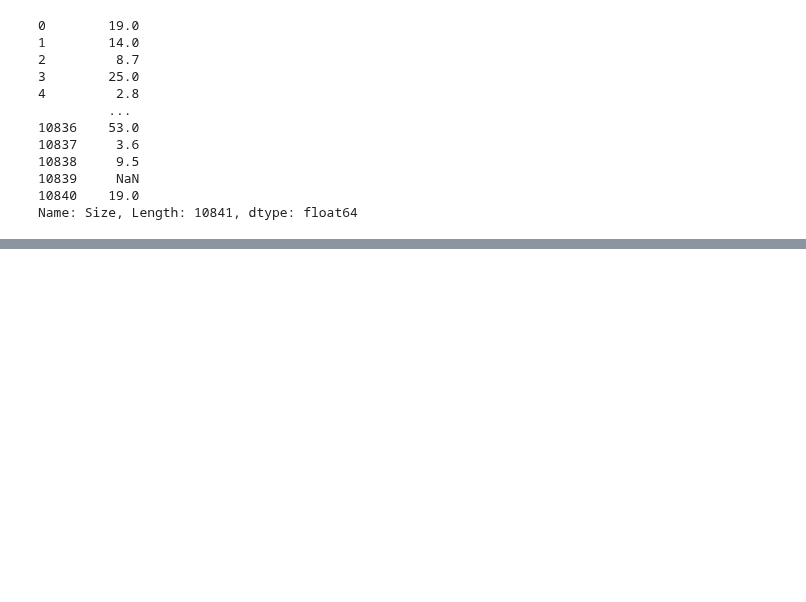
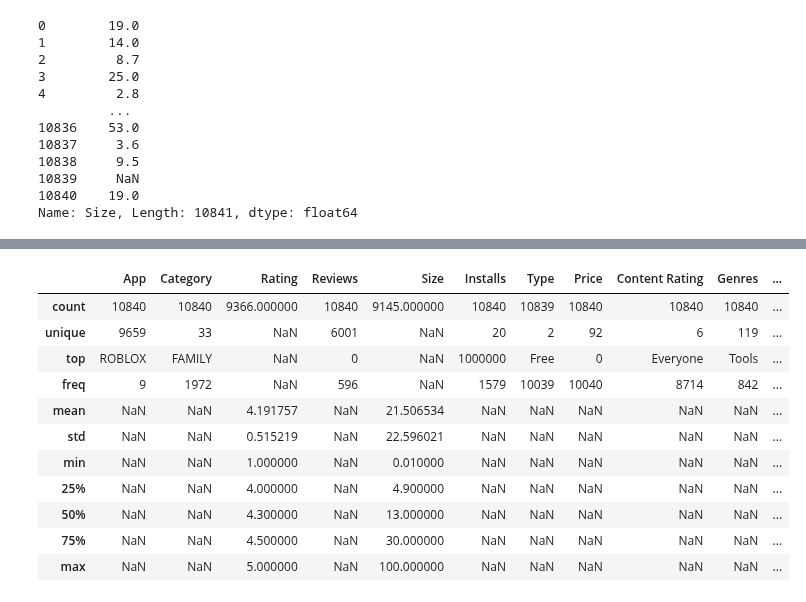
Before and after one commit to FairozAhmadSheikh/ML_bootcamp, a Jupyter notebook: Exploratory_DataAnalysis/data_cleaning_from_basics.ipynb, the cells around one changed output, grey strips where cells are left out. Saved outputs shown, nothing was run; the diff lists cells and outputs as text; code cells hidden in the pictures; blank space fills up the shorter version.

```diff
--- a/Exploratory_DataAnalysis/data_cleaning_from_basics.ipynb
+++ b/Exploratory_DataAnalysis/data_cleaning_from_basics.ipynb
@@ -188,0 +233,15 @@ Name: Size, Length: 10841, dtype: float64
+# %%
+datacopy.describe(include='all')
+# %% [output]
+|  | App | Category | Rating | Reviews | Size | Installs | Type | Price | Content Rating | Genres | ... |
+| count | 10840 | 10840 | 9366.000000 | 10840 | 9145.000000 | 10840 | 10839 | 10840 | 10840 | 10840 | ... |
+| unique | 9659 | 33 | NaN | 6001 | NaN | 20 | 2 | 92 | 6 | 119 | ... |
+| top | ROBLOX | FAMILY | NaN | 0 | NaN | 1000000 | Free | 0 | Everyone | Tools | ... |
+| freq | 9 | 1972 | NaN | 596 | NaN | 1579 | 10039 | 10040 | 8714 | 842 | ... |
+| mean | NaN | NaN | 4.191757 | NaN | 21.506534 | NaN | NaN | NaN | NaN | NaN | ... |
+| std | NaN | NaN | 0.515219 | NaN | 22.596021 | NaN | NaN | NaN | NaN | NaN | ... |
+| min | NaN | NaN | 1.000000 | NaN | 0.010000 | NaN | NaN | NaN | NaN | NaN | ... |
+| 25% | NaN | NaN | 4.000000 | NaN | 4.900000 | NaN | NaN | NaN | NaN | NaN | ... |
+| 50% | NaN | NaN | 4.300000 | NaN | 13.000000 | NaN | NaN | NaN | NaN | NaN | ... |
+| 75% | NaN | NaN | 4.500000 | NaN | 30.000000 | NaN | NaN | NaN | NaN | NaN | ... |
+| max | NaN | NaN | 5.000000 | NaN | 100.000000 | NaN | NaN | NaN | NaN | NaN | ... |
```
Also changed, not shown: parts of 6 cells of this notebook.
